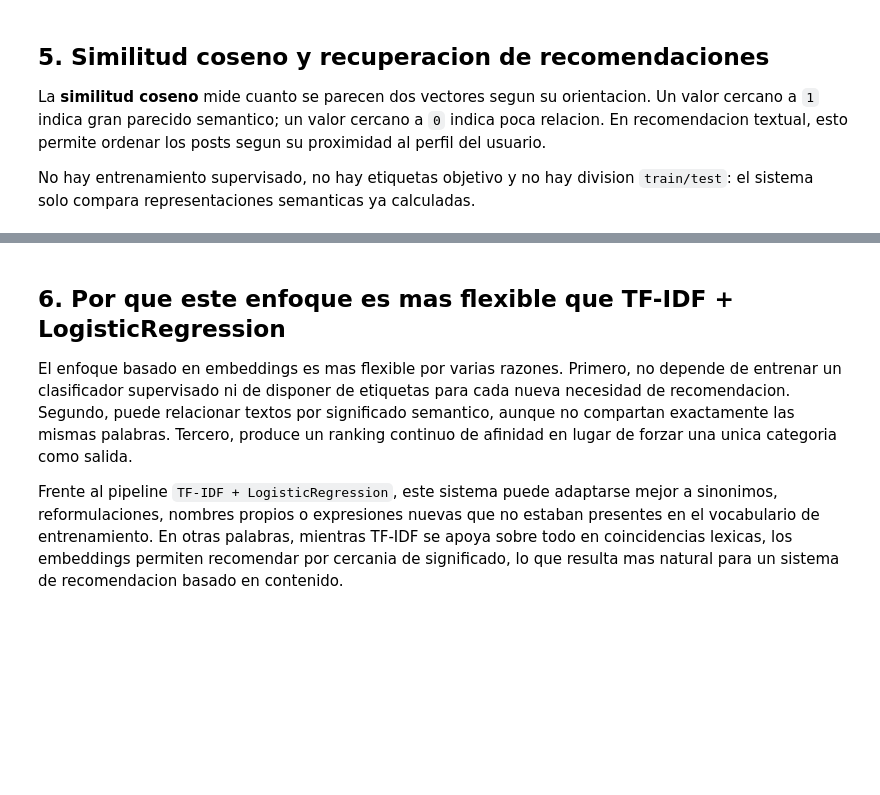
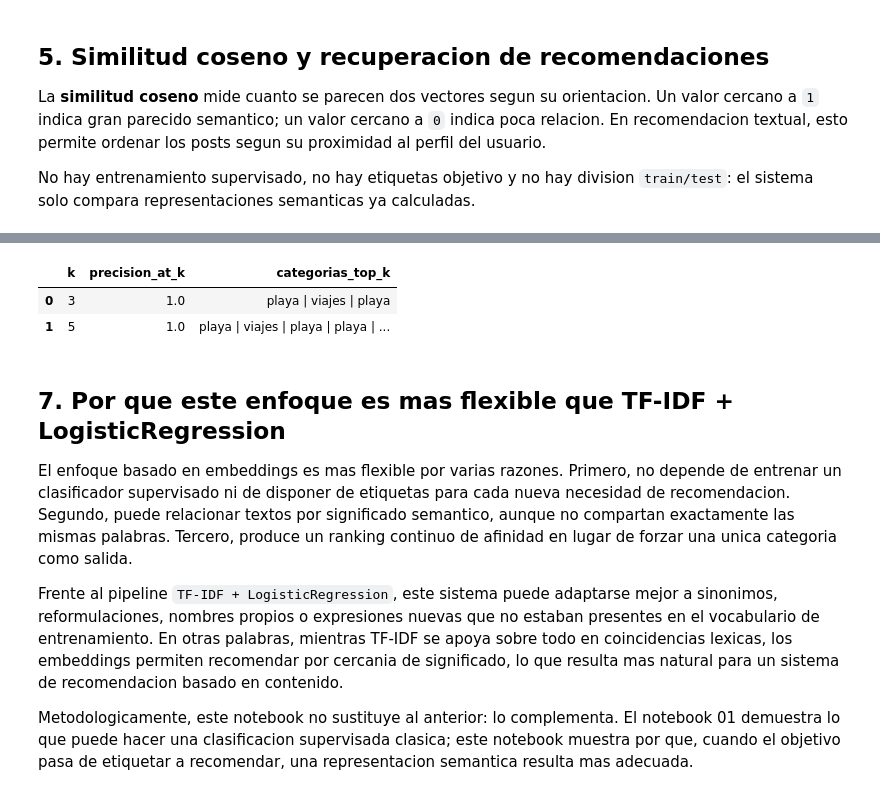
Before and after one commit to rafi412/Recomendacion-RRSS, a Jupyter notebook: 02_recomendacion_embeddings.ipynb, the cells around one changed output, grey strips where cells are left out. Cells and saved outputs as stored; diff of their text form; code cells hidden in the pictures; blank space fills up the shorter version.

Commit message:
Separacion de tareas de notebooks. Simulación de perfil de usuario

```diff
--- a/02_recomendacion_embeddings.ipynb
+++ b/02_recomendacion_embeddings.ipynb
@@ -194,6 +199,29 @@ Texto recomendado: olas verano atardecer playa costa
+# %%
+CATEGORIAS_RELEVANTES = {"playa", "viajes"}
+
+def precision_at_k(recomendaciones_df, categorias_relevantes):
+    return recomendaciones_df["categoria"].isin(categorias_relevantes).mean()
+
+resultados_precision = []
+for k in [3, 5]:
+    top_k_eval = recomendaciones.sort_values("score_similitud", ascending=False).head(k).copy()
+    resultados_precision.append({
+        "k": k,
+        "precision_at_k": round(precision_at_k(top_k_eval, CATEGORIAS_RELEVANTES), 4),
+        "categorias_top_k": " | ".join(top_k_eval["categoria"].tolist()),
+    })
+
+df_precision = pd.DataFrame(resultados_precision)
+display(df_precision)
+# %% [output]
+|  | k | precision_at_k | categorias_top_k |
+| 0 | 3 | 1.0 | playa | viajes | playa |
+| 1 | 5 | 1.0 | playa | viajes | playa | playa | ... |
 # %% [markdown]
-## 6. Por que este enfoque es mas flexible que TF-IDF + LogisticRegression
+## 7. Por que este enfoque es mas flexible que TF-IDF + LogisticRegression
 
 El enfoque basado en embeddings es mas flexible por varias razones. Primero, no depende de entrenar un clasificador supervisado ni de disponer de etiquetas para cada nueva necesidad de recomendacion. Segundo, puede relacionar textos por significado semantico, aunque no compartan exactamente las mismas palabras. Tercero, produce un ranking continuo de afinidad en lugar de forzar una unica categoria como salida.
 
 Frente al pipeline `TF-IDF + LogisticRegression`, este sistema puede adaptarse mejor a sinonimos, reformulaciones, nombres propios o expresiones nuevas que no estaban presentes en el vocabulario de entrenamiento. En otras palabras, mientras TF-IDF se apoya sobre todo en coincidencias lexicas, los embeddings permiten recomendar por cercania de significado, lo que resulta mas natural para un sistema de recomendacion basado en contenido.
+
+Metodologicamente, este notebook no sustituye al anterior: lo complementa. El notebook 01 demuestra lo que puede hacer una clasificacion supervisada clasica; este notebook muestra por que, cuando el objetivo pasa de etiquetar a recomendar, una representacion semantica resulta mas adecuada.
```
Also changed, not shown: parts of 8 cells of this notebook, 7 other files.
